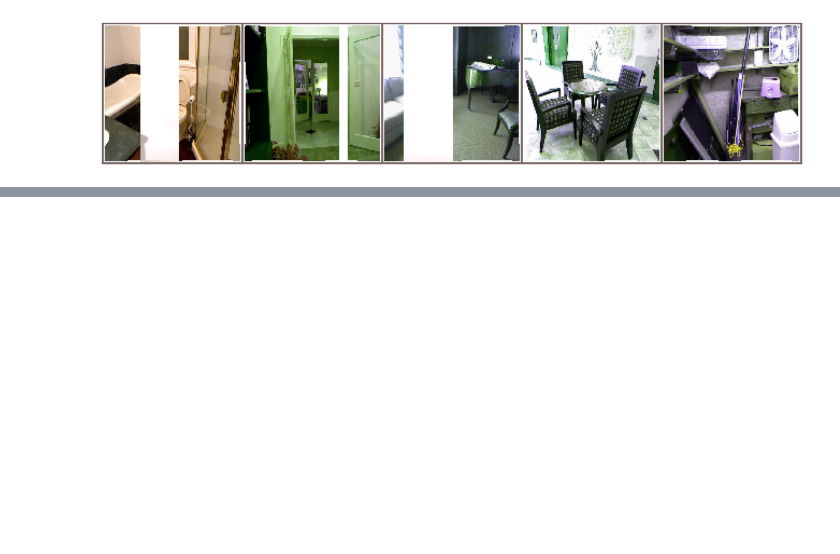
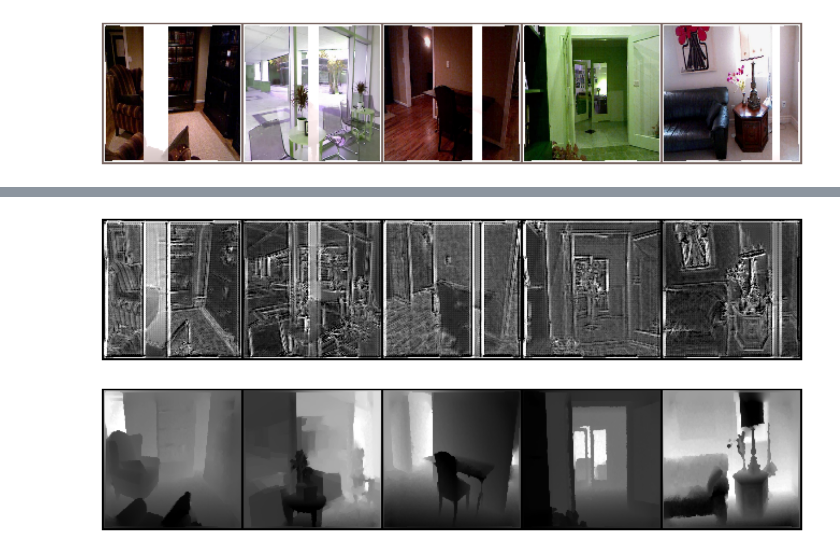
Before and after one commit to Mpasiowiec/Estymacja-glebi-na-podstawie-pojedynczego-zdejcia, a Jupyter notebook: quick_check.ipynb, the cells around one changed output, grey strips where cells are left out. Saved outputs shown, nothing was run; the diff lists cells and outputs as text; code cells hidden in the pictures; blank space fills up the shorter version.

Commit message:
almost ready for training

```diff
--- a/quick_check.ipynb
+++ b/quick_check.ipynb
@@ -226,25 +268,35 @@ else:
 # %%
 import matplotlib.pyplot as plt
 import numpy as np
 import torchvision
 
-def imgshow(inp, title=None):
+def imgshow(inp, title=None, pred=False):
     inp = inp.numpy().transpose((1, 2, 0))
-    mean = np.array([0.48012177, 0.41071795, 0.39187136])
-    std = np.array([0.28875302, 0.29516797, 0.30792887])
-    inp = std * inp + mean
-    inp = np.clip(inp, 0, 1)
+    if not pred:
+        mean = np.array([0.48012177, 0.41071795, 0.39187136])
+        std = np.array([0.28875302, 0.29516797, 0.30792887])
+        inp = std * inp + mean
+        inp = np.clip(inp, 0, 1)
     plt.axis("off")
     plt.imshow(inp)
     if title is not None:
         plt.title(title)
     plt.pause(0.001)
 
 # for samples, _ in iter(dataloaders['train']):
-batch = next(iter(dataloaders['train']))
-samples = batch['rgb_img']
+batch = next(iter(train_loader))
 plt.figure(figsize=(16,24))
-grid_imgs = torchvision.utils.make_grid(samples)
+grid_imgs = torchvision.utils.make_grid(batch['rgb_img'])
 imgshow(grid_imgs)
+
+pred_samples = model(batch['rgb_img'].to(device))
+
+plt.figure(figsize=(16,24))
+grid_imgs = torchvision.utils.make_grid(pred_samples.cpu())
+imgshow(grid_imgs, pred=True)
+
+plt.figure(figsize=(16,24))
+grid_imgs = torchvision.utils.make_grid(batch['depth_raw_norm'])
+imgshow(grid_imgs, pred=True)
 # %% [output]
-[figure, old version]
+[figure, new version]
@@ -250,0 +304,2 @@ imgshow(grid_imgs)
+[figure, added]
+[figure, added]
```
Also changed, not shown: parts of 11 cells of this notebook, 3 other files.
